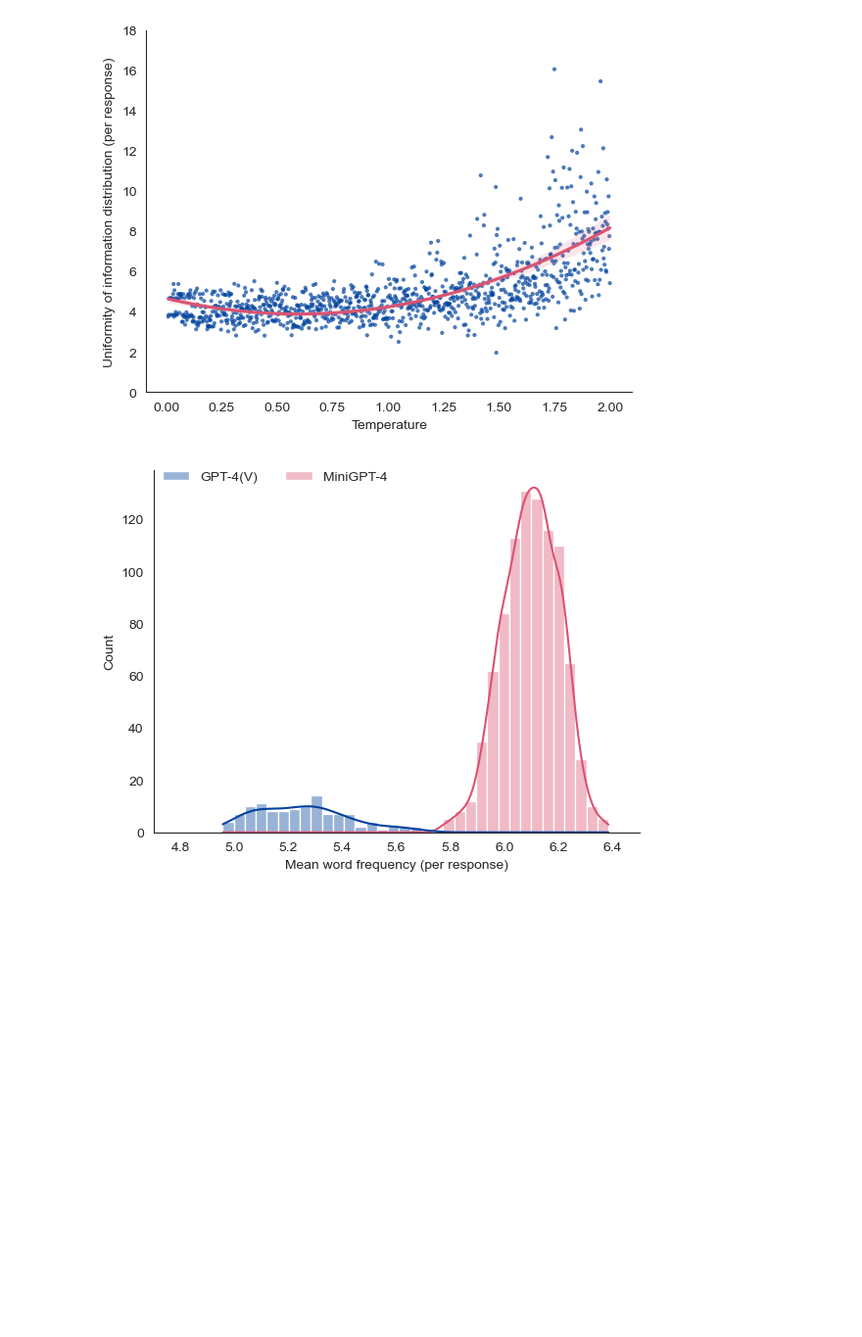
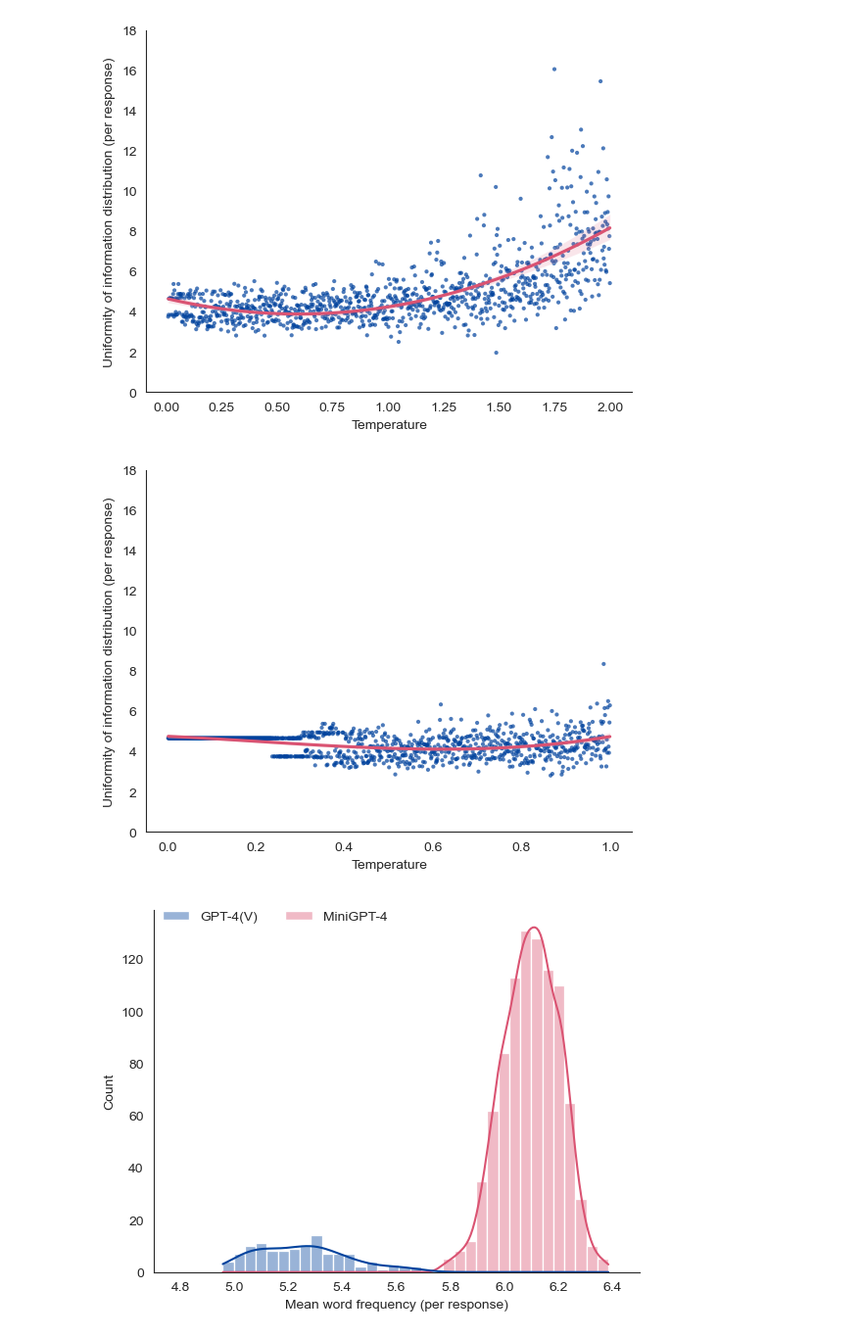
Before and after one commit to zimine/anlp23_project, a Jupyter notebook: project.ipynb, the cells around one changed output. Shown at 98% size. Cells and saved outputs as stored; diff of their text form; code cells hidden in the pictures; blank space fills up the shorter version.

```diff
--- a/project.ipynb
+++ b/project.ipynb
@@ -422,6 +492,16 @@ plt.ylim(0, 18);
 plt.savefig('plot/minigpt-temp-scatter.png')
 # %% [output]
 [figure]
+# %%
+# varying p for top p
+sns.regplot(data=df, x="top_p", y="uid", order=3, marker='.', scatter_kws={'alpha':0.7, 'edgecolors': 'none'}, line_kws={'color':'#da5372'})
+sns.despine()
+plt.xlabel("Temperature")
+plt.ylabel("Uniformity of information distribution (per response)")
+plt.ylim(0, 18);
+plt.savefig('plot/minigpt-temp-scatter.png')
+# %% [output]
+[figure, added]
 # %%
 palette = {'GPT-4(V)': '#00429d',
            'MiniGPT-4': '#da5372'}
```
Also changed, not shown: parts of 16 cells of this notebook, 22 other files.
